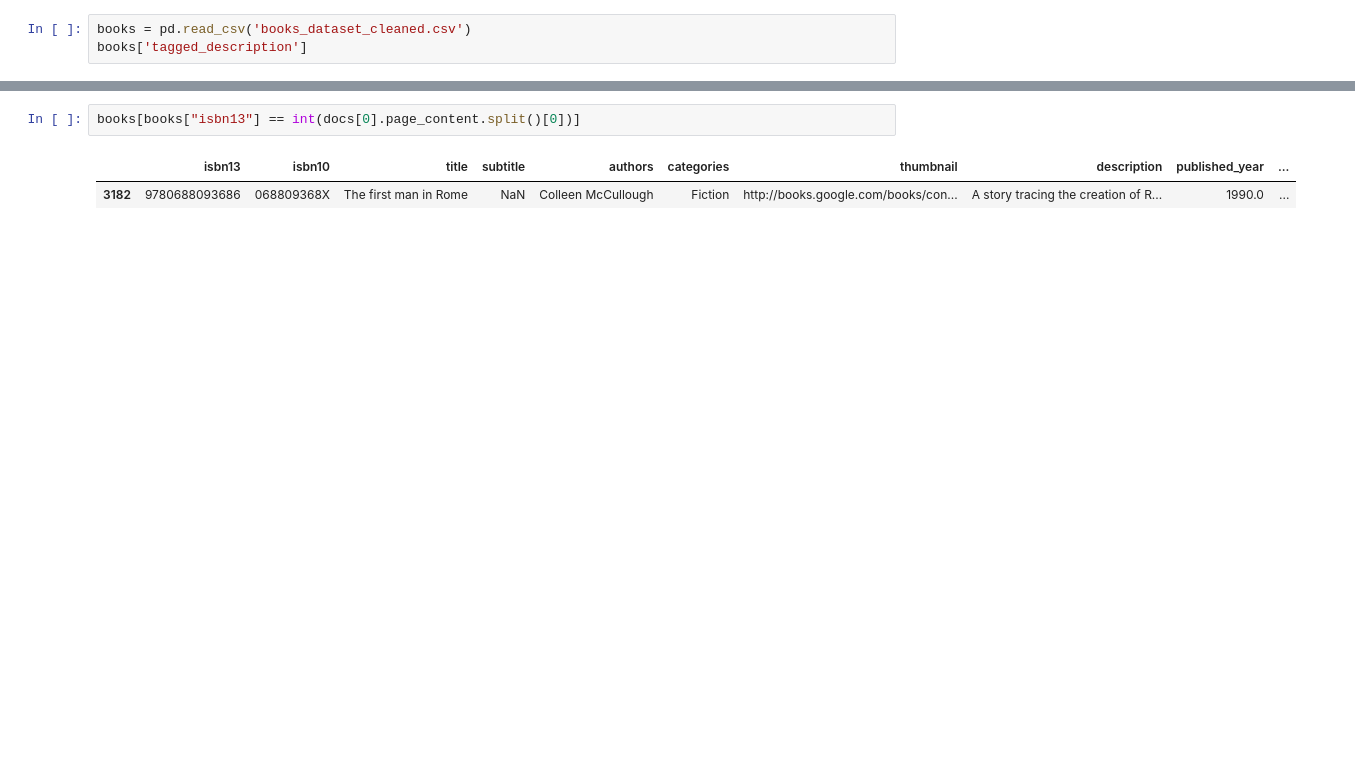
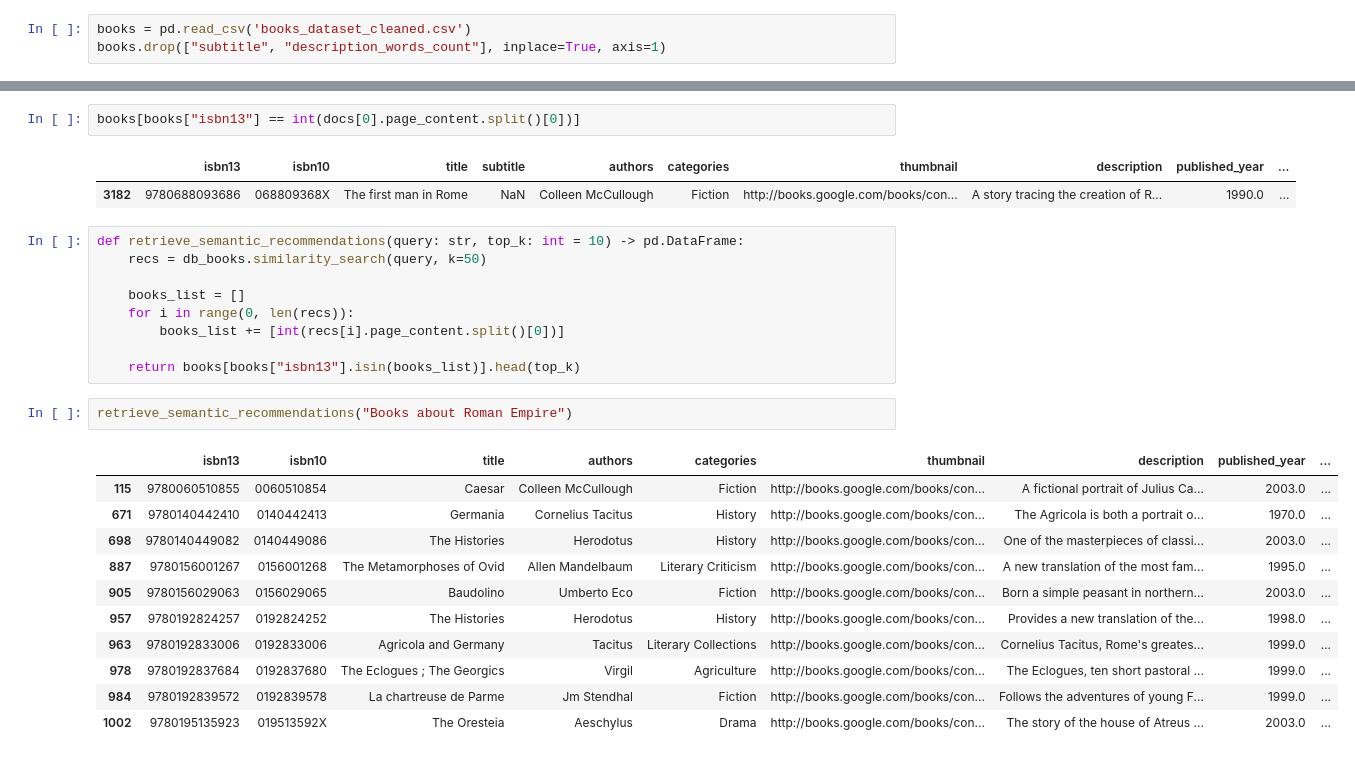
Before and after one commit to rajan-bhateja/Book-Recommender, a Jupyter notebook: vector_search.ipynb, the cells around one changed output, grey strips where cells are left out. Cells and saved outputs as stored; diff of their text form; blank space fills up the shorter version.

Commit message:
Retrieve relevant info in a DataFrame done

```diff
--- a/vector_search.ipynb
+++ b/vector_search.ipynb
@@ -11,4 +16,4 @@ load_dotenv()
 True
 # %%
 books = pd.read_csv('books_dataset_cleaned.csv')
-books['tagged_description']
+books.drop(["subtitle", "description_words_count"], inplace=True, axis=1)
@@ -84,3 +76,26 @@ books[books["isbn13"] == int(docs[0].page_content.split()[0])]
 # %% [output]
 |  | isbn13 | isbn10 | title | subtitle | authors | categories | thumbnail | description | published_year | ... |
 | 3182 | 9780688093686 | 068809368X | The first man in Rome | NaN | Colleen McCullough | Fiction | http://books.google.com/books/con... | A story tracing the creation of R... | 1990.0 | ... |
+# %%
+def retrieve_semantic_recommendations(query: str, top_k: int = 10) -> pd.DataFrame:
+    recs = db_books.similarity_search(query, k=50)
+
+    books_list = []
+    for i in range(0, len(recs)):
+        books_list += [int(recs[i].page_content.split()[0])]
+
+    return books[books["isbn13"].isin(books_list)].head(top_k)
+# %%
+retrieve_semantic_recommendations("Books about Roman Empire")
+# %% [output]
+|  | isbn13 | isbn10 | title | authors | categories | thumbnail | description | published_year | ... |
+| 115 | 9780060510855 | 0060510854 | Caesar | Colleen McCullough | Fiction | http://books.google.com/books/con... | A fictional portrait of Julius Ca... | 2003.0 | ... |
+| 671 | 9780140442410 | 0140442413 | Germania | Cornelius Tacitus | History | http://books.google.com/books/con... | The Agricola is both a portrait o... | 1970.0 | ... |
+| 698 | 9780140449082 | 0140449086 | The Histories | Herodotus | History | http://books.google.com/books/con... | One of the masterpieces of classi... | 2003.0 | ... |
+| 887 | 9780156001267 | 0156001268 | The Metamorphoses of Ovid | Allen Mandelbaum | Literary Criticism | http://books.google.com/books/con... | A new translation of the most fam... | 1995.0 | ... |
+| 905 | 9780156029063 | 0156029065 | Baudolino | Umberto Eco | Fiction | http://books.google.com/books/con... | Born a simple peasant in northern... | 2003.0 | ... |
+| 957 | 9780192824257 | 0192824252 | The Histories | Herodotus | History | http://books.google.com/books/con... | Provides a new translation of the... | 1998.0 | ... |
+| 963 | 9780192833006 | 0192833006 | Agricola and Germany | Tacitus | Literary Collections | http://books.google.com/books/con... | Cornelius Tacitus, Rome's greates... | 1999.0 | ... |
+| 978 | 9780192837684 | 0192837680 | The Eclogues ; The Georgics | Virgil | Agriculture | http://books.google.com/books/con... | The Eclogues, ten short pastoral ... | 1999.0 | ... |
+| 984 | 9780192839572 | 0192839578 | La chartreuse de Parme | Jm Stendhal | Fiction | http://books.google.com/books/con... | Follows the adventures of young F... | 1999.0 | ... |
+| 1002 | 9780195135923 | 019513592X | The Oresteia | Aeschylus | Drama | http://books.google.com/books/con... | The story of the house of Atreus ... | 2003.0 | ... |
```
Also changed, not shown: parts of 5 cells of this notebook.
